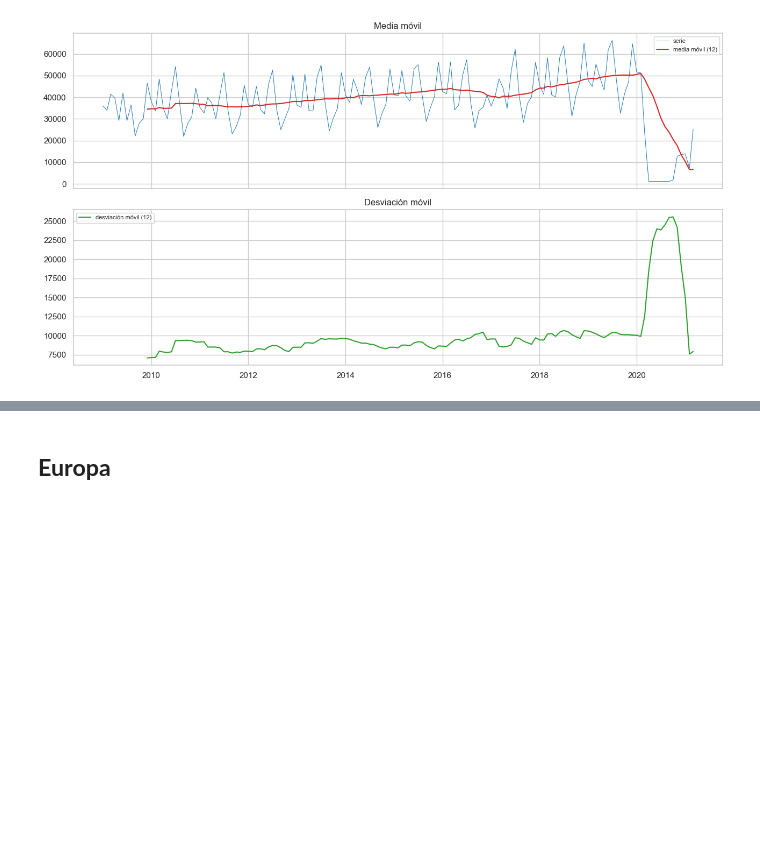
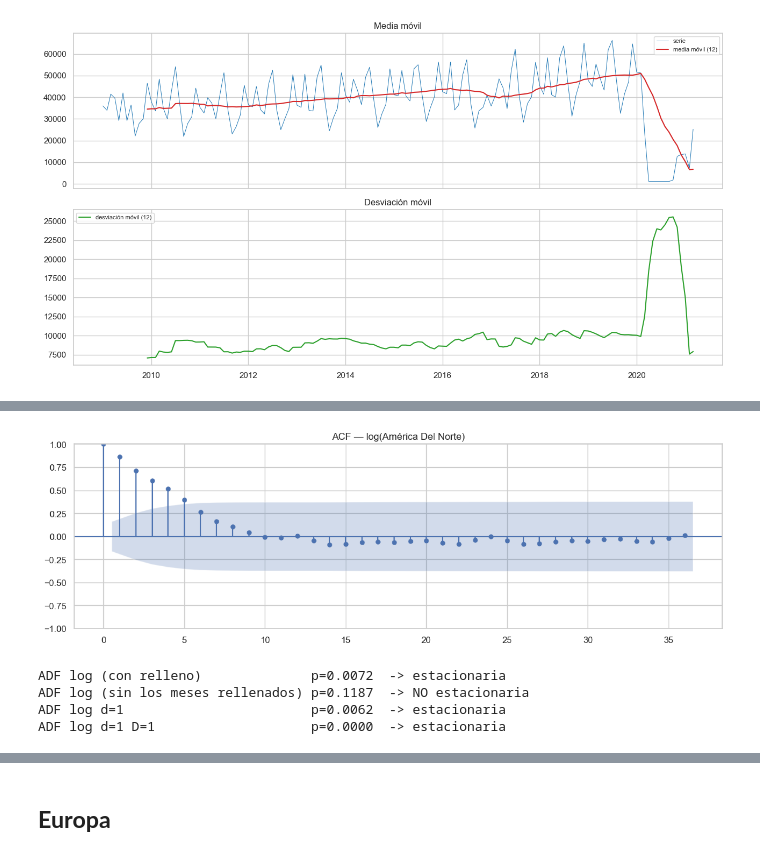
Before and after one commit to Bamo0507/Laboratorio_1_Series_de_Tiempo, a Jupyter notebook: notebooks/series/Regiones_Series_de_Tiempo.ipynb, the cells around one changed output, grey strips where cells are left out. Saved outputs shown, nothing was run; the diff lists cells and outputs as text; code cells hidden in the pictures; blank space fills up the shorter version.

```diff
--- a/notebooks/series/Regiones_Series_de_Tiempo.ipynb
+++ b/notebooks/series/Regiones_Series_de_Tiempo.ipynb
@@ -619,0 +672,26 @@ Desv. estándar del residuo multiplicativo: 0.2191
+# %%
+# e.i) ACF de la serie transformada (log): un decaimiento lento hacia cero indica no estacionariedad en media.
+fig, ax = plt.subplots(figsize=(12, 4))
+plot_acf(serie_america_norte_log.dropna(), lags=36, ax=ax)
+ax.set_title("ACF — log(América Del Norte)")
+plt.tight_layout()
+plt.show()
+
+# e.ii) Prueba de Dickey-Fuller Aumentada (ADF).
+def adf_test(x, nombre):
+    r = adfuller(x.dropna(), autolag="AIC")
+    print(f"ADF {nombre:30s} p={r[1]:.4f}  -> {'estacionaria' if r[1] < 0.05 else 'NO estacionaria'}")
+
+# Sobre la serie log, el relleno bajo de los meses pandémicos distorsiona la prueba:
+adf_test(serie_america_norte_log, "log (con relleno)")
+adf_test(serie_america_norte_log.drop(meses_faltantes), "log (sin los meses rellenados)")
+
+# ¿Qué hacer para volverla estacionaria en media? Diferenciar y re-verificar.
+adf_test(serie_america_norte_log.diff(1), "log d=1")
+adf_test(serie_america_norte_log.diff(1).diff(PERIODO), "log d=1 D=1")
+# %% [output]
+[figure, added]
+ADF log (con relleno)              p=0.0072  -> estacionaria
+ADF log (sin los meses rellenados) p=0.1187  -> NO estacionaria
+ADF log d=1                        p=0.0062  -> estacionaria
+ADF log d=1 D=1                    p=0.0000  -> estacionaria
```
Also changed, not shown: parts of 39 cells of this notebook, 1 other file.
